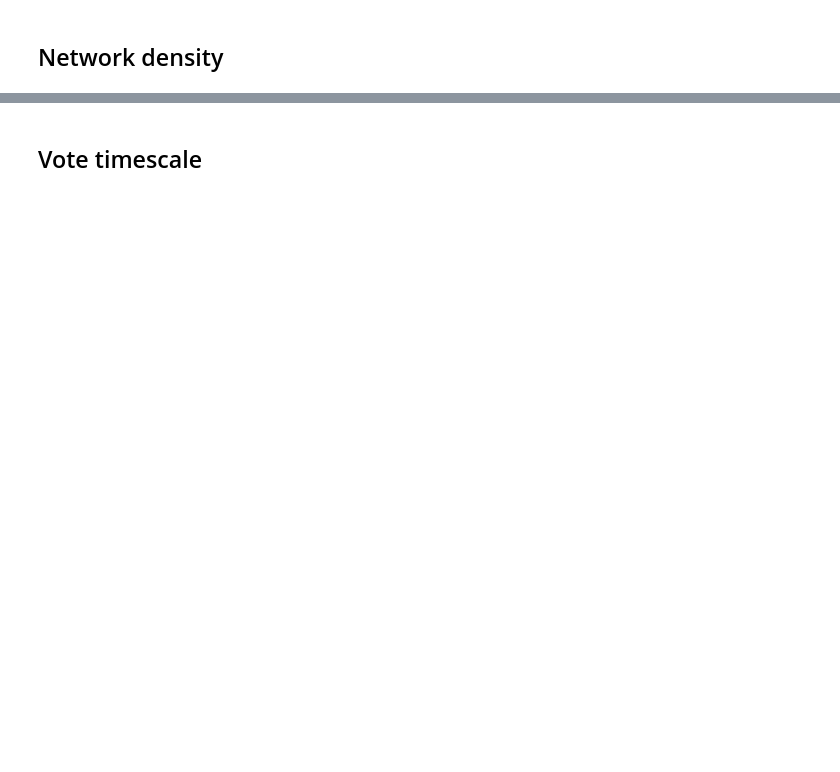
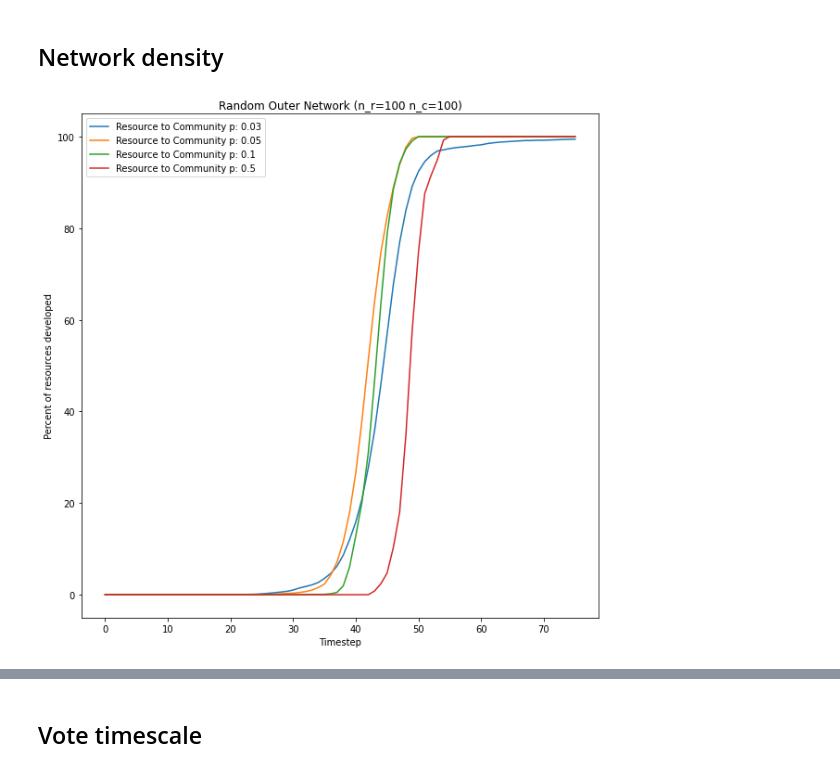
Before and after one commit to sahahn/mocs_final_project, a Jupyter notebook: Run Simulations.ipynb, the cells around one changed output, grey strips where cells are left out. Drawn from its saved outputs; the diff is of its cells as text; code cells hidden in the pictures; blank space fills up the shorter version.

Commit message:
Updated figures and helpers

```diff
--- a/Run Simulations.ipynb
+++ b/Run Simulations.ipynb
@@ -38,20 +42,22 @@ plt.show()
 # %%
 args = get_base_args()
 plt.figure(figsize=(10, 10))
 
 for comm_to_resource_p in [.03, .05, .1, .5]:
     args["outer_G_args"]['comm_to_resource_p'] = comm_to_resource_p
-    resources = sim_repeated(args, num_timesteps=50)
+    resources = sim_repeated(args, num_timesteps=75)
 
     label = 'Resource to Community p: ' + str(comm_to_resource_p)
     plt.plot(resources, label=label)
 
 plt.ylabel('Percent of resources developed')
 plt.xlabel('Timestep')
 plt.legend()
 plt.title(get_title(args))
-plt.savefig('Figures/random_density.png')
+plt.savefig('Figures/random_density.png', dpi=300)
 plt.show()
+# %% [output]
+[figure, added]
 # %%
 args = get_base_chain_args()
 plt.figure(figsize=(10, 10))
```
Also changed, not shown: parts of 16 cells of this notebook, 1 other file.
